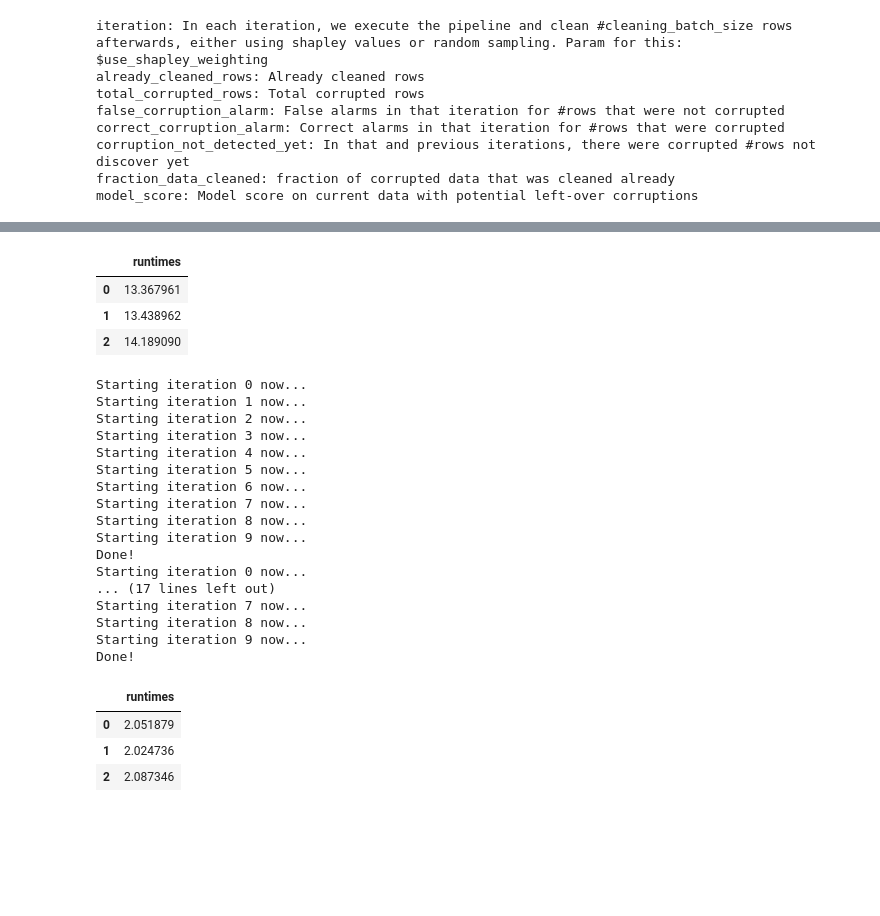
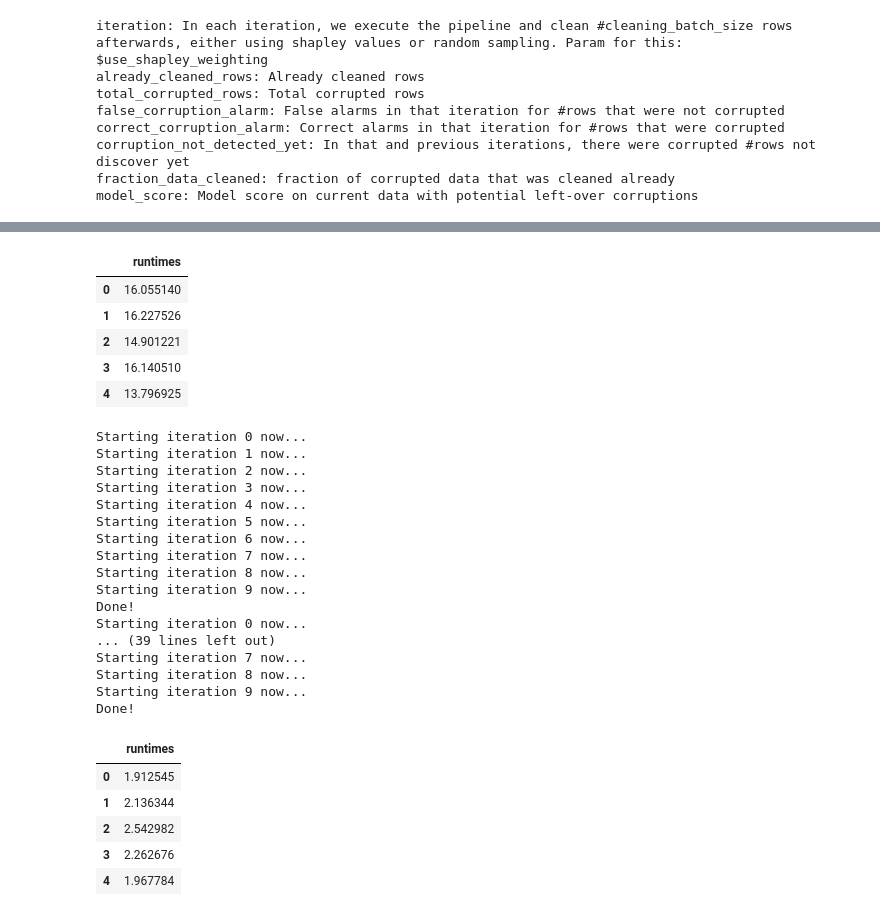
Before and after one commit to stefan-grafberger/deem22-what-if-experiments, a Jupyter notebook: whatif/example_pipelines/shapley_value_experiments.ipynb, the cells around one changed output, grey strips where cells are left out. Saved outputs shown, nothing was run; the diff lists cells and outputs as text; code cells hidden in the pictures; blank space fills up the shorter version.

```diff
--- a/whatif/example_pipelines/shapley_value_experiments.ipynb
+++ b/whatif/example_pipelines/shapley_value_experiments.ipynb
@@ -128,4 +132,4 @@ Done!
 # %%
-measure_shapley_opt_exec_time(0.2, 10, True, 10, 50, True, 3)
+measure_shapley_opt_exec_time(0.2, 10, True, 10, 50, True, 5)
 # %% [output]
 Starting iteration 0 now...
@@ -147,10 +151,12 @@ Starting iteration 9 now...
 Done!
 |  | runtimes |
-| 0 | 13.367961 |
-| 1 | 13.438962 |
-| 2 | 14.189090 |
+| 0 | 16.055140 |
+| 1 | 16.227526 |
+| 2 | 14.901221 |
+| 3 | 16.140510 |
+| 4 | 13.796925 |
 # %%
-measure_shapley_opt_exec_time(0.2, 10, True, 10, 50, False, 3)
+measure_shapley_opt_exec_time(0.2, 10, True, 10, 50, False, 5)
 # %% [output]
 Starting iteration 0 now...
 Starting iteration 1 now...
@@ -164,12 +170,14 @@ Starting iteration 8 now...
 Starting iteration 9 now...
 Done!
 Starting iteration 0 now...
-... (17 lines left out)
+... (39 lines left out)
 Starting iteration 7 now...
 Starting iteration 8 now...
 Starting iteration 9 now...
 Done!
 |  | runtimes |
-| 0 | 2.051879 |
-| 1 | 2.024736 |
-| 2 | 2.087346 |
+| 0 | 1.912545 |
+| 1 | 2.136344 |
+| 2 | 2.542982 |
+| 3 | 2.262676 |
+| 4 | 1.967784 |
```
Also changed, not shown: parts of 11 cells of this notebook, 7 other files.
